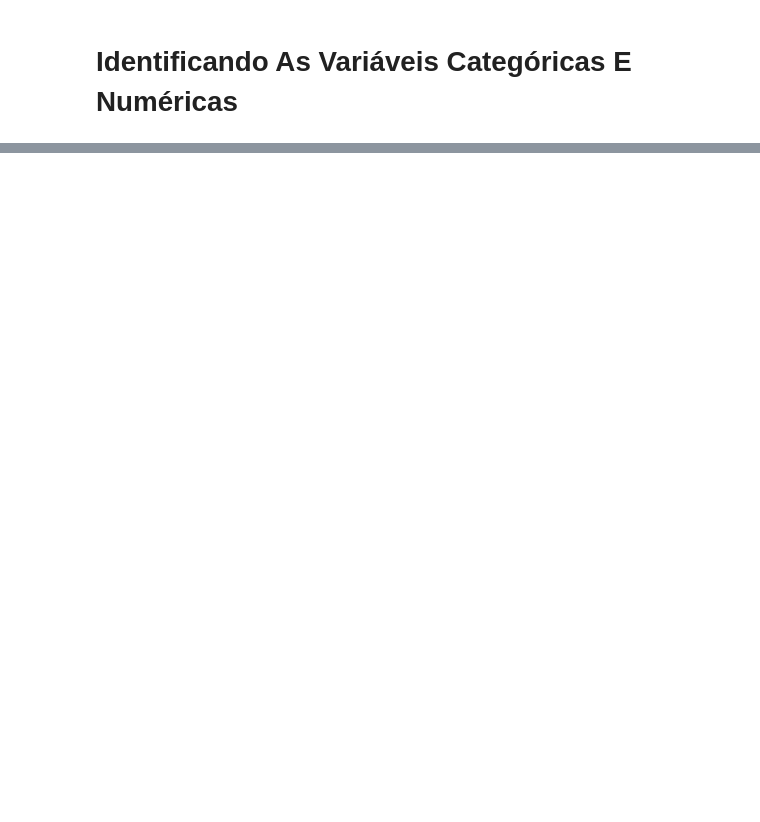
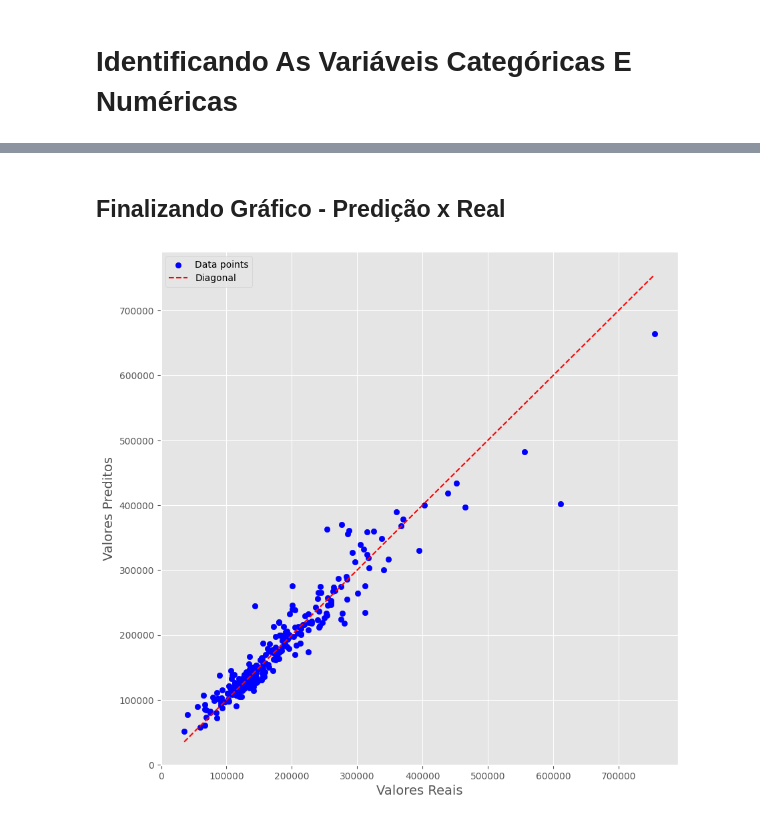
Before and after one commit to Jose-Paschoal/Curso_DS, a Jupyter notebook: Estudos - DS - 19 - Aula Machine Learning - Avaliando Regressões - Dataset House Prediction.ipynb, the cells around one changed output, grey strips where cells are left out. Saved outputs shown, nothing was run; the diff lists cells and outputs as text; code cells hidden in the pictures; blank space fills up the shorter version.

Commit message:
finalizando aula de ensemble - regressão

```diff
--- a/Estudos - DS - 19 - Aula Machine Learning - Avaliando Regressões - Dataset House Prediction.ipynb
+++ b/Estudos - DS - 19 - Aula Machine Learning - Avaliando Regressões - Dataset House Prediction.ipynb
@@ -44,8 +76,8 @@ X_train.shape, X_test.shape
 # %% [markdown]
 # Identificando As Variáveis Categóricas E Numéricas
 # %%
-categorical_var = X_train.select_dtypes(include=['object']).columns.tolist()
-numerical_var = X_train.select_dtypes(exclude=['object']).columns.tolist()
+categorical_var = X_train.select_dtypes(include=['object']).columns
+numerical_var = X_train.select_dtypes(include=['number']).columns
 
 categorical_var, numerical_var
 # %% [output]
@@ -219,0 +113,23 @@ print(f'MAPE: {mape:.2f}')
+# %%
+num_pipeline = Pipeline([
+    ('imputernum', SimpleImputer(strategy='median')),
+    ('scaler', StandardScaler())
+])
+
+cat_pipeline = Pipeline([
+    ('imputercat', SimpleImputer(strategy='most_frequent')),
+    ('encoder', TargetEncoder())  ##alterando estrategia e tirando OneHot e colocando Target
+])
+
+preprocessor = ColumnTransformer(
+    transformers=[
+        ('cat', cat_pipeline, categorical_var),
+        ('num', num_pipeline, numerical_var)
+])
+
+from sklearn.linear_model import LinearRegression
+
+pipeline = Pipeline([
+    ('preprocessor', preprocessor),
+    ('regressor', LinearRegression())
+])
@@ -219,0 +247,22 @@ print(f'MAPE: {mape:.2f}')
+# %% [markdown]
+## Finalizando Gráfico - Predição x Real
+# %%
+import matplotlib.pyplot as plt
+
+plt.figure(figsize=(10,10))
+plt.style.use('ggplot')
+
+plt.scatter(y_test, y_pred, c='blue', label='Data points')
+
+plt.xlabel('Valores Reais', fontsize = 14)
+plt.ylabel('Valores Preditos', fontsize = 14)
+
+min_val = min(min(y_test), min(y_pred))
+max_val = max(max(y_test), max(y_pred))
+plt.plot([min_val, max_val], [min_val, max_val], 'r--', label = 'Diagonal')
+
+plt.legend()
+
+plt.show()
+# %% [output]
+[figure, added]
```
Also changed, not shown: parts of 25 cells of this notebook.
